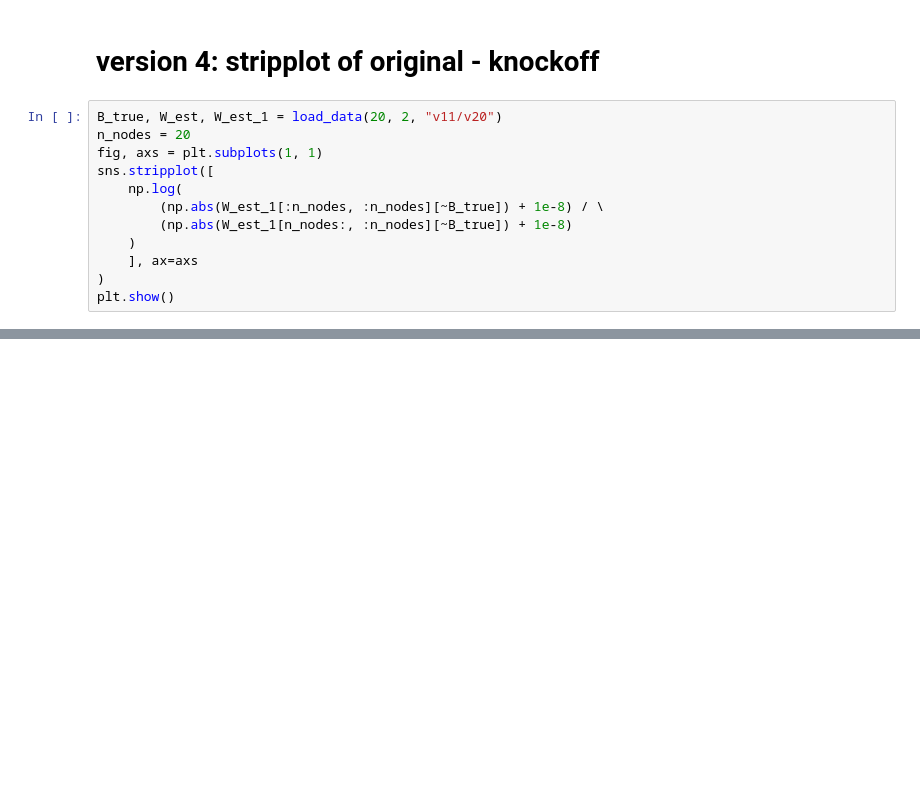
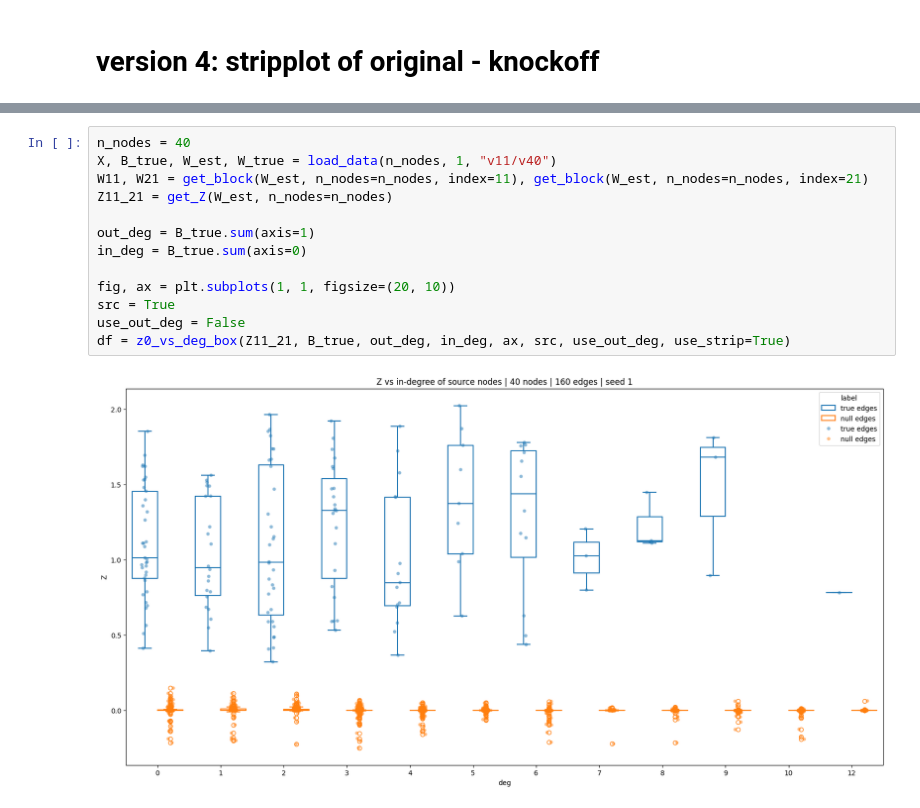
Before and after one commit to LspongebobJH/dagma, a Jupyter notebook: src/dagma/notebooks/v11.ipynb, the cells around one changed output, grey strips where cells are left out. Cells and saved outputs as stored; diff of their text form; blank space fills up the shorter version.

```diff
--- a/src/dagma/notebooks/v11.ipynb
+++ b/src/dagma/notebooks/v11.ipynb
@@ -344,15 +344,3 @@ draw_results_3(80, 6, "v33/v80_480")
 [figure]
 # %% [markdown]
 # version 4: stripplot of original - knockoff
-# %%
-B_true, W_est, W_est_1 = load_data(20, 2, "v11/v20")
-n_nodes = 20
-fig, axs = plt.subplots(1, 1)
-sns.stripplot([
-    np.log(
-        (np.abs(W_est_1[:n_nodes, :n_nodes][~B_true]) + 1e-8) / \
-        (np.abs(W_est_1[n_nodes:, :n_nodes][~B_true]) + 1e-8)
-    )
-    ], ax=axs
-)
-plt.show()
@@ -399,0 +454,15 @@ plt.show()
+# %%
+n_nodes = 40
+X, B_true, W_est, W_true = load_data(n_nodes, 1, "v11/v40")
+W11, W21 = get_block(W_est, n_nodes=n_nodes, index=11), get_block(W_est, n_nodes=n_nodes, index=21)
+Z11_21 = get_Z(W_est, n_nodes=n_nodes)
+
+out_deg = B_true.sum(axis=1)
+in_deg = B_true.sum(axis=0)
+
+fig, ax = plt.subplots(1, 1, figsize=(20, 10))
+src = True
+use_out_deg = False
+df = z0_vs_deg_box(Z11_21, B_true, out_deg, in_deg, ax, src, use_out_deg, use_strip=True)
+# %% [output]
+[figure, added]
```
Also changed, not shown: parts of 7 cells of this notebook, 12 other files.
